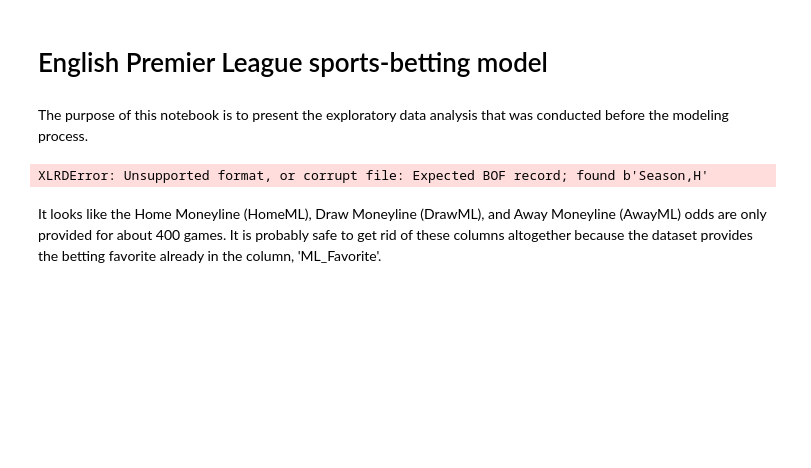
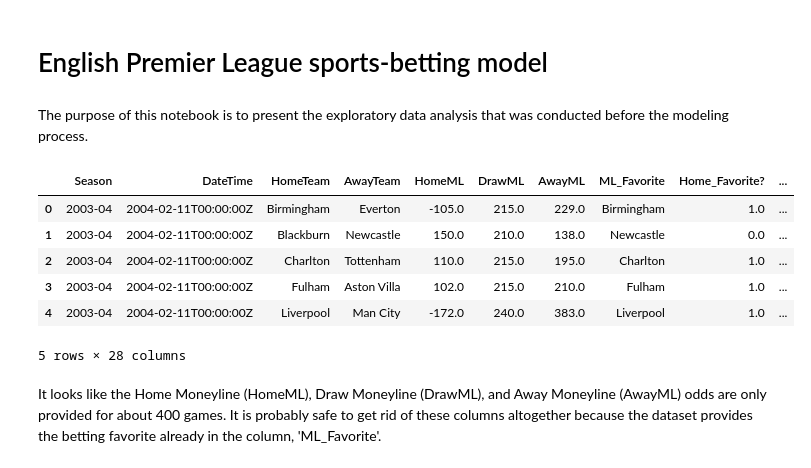
Before and after one commit to IB-7/PL_live-betting, a Jupyter notebook: notebooks/capstone_EDA.ipynb, the cells around one changed output. Saved outputs shown, nothing was run; the diff lists cells and outputs as text; code cells hidden in the pictures; blank space fills up the shorter version.

```diff
--- a/notebooks/capstone_EDA.ipynb
+++ b/notebooks/capstone_EDA.ipynb
@@ -10,10 +10,16 @@ import seaborn as sns
 import matplotlib.pyplot as plt
 # %%
 # reading in the data
-df = pd.read_excel('/Users/schoollaptop/Documents/FLATIRON2021/CAPSTONE/phase5_capstone/pl_results_cleaned.csv')
+df = pd.read_excel('/Users/schoollaptop/Documents/FLATIRON2021/CAPSTONE/results.xlsm')
 df.head()
 # %% [output]
+|  | Season | DateTime | HomeTeam | AwayTeam | HomeML | DrawML | AwayML | ML_Favorite | Home_Favorite? | ... |
+| 0 | 2003-04 | 2004-02-11T00:00:00Z | Birmingham | Everton | -105.0 | 215.0 | 229.0 | Birmingham | 1.0 | ... |
+| 1 | 2003-04 | 2004-02-11T00:00:00Z | Blackburn | Newcastle | 150.0 | 210.0 | 138.0 | Newcastle | 0.0 | ... |
+| 2 | 2003-04 | 2004-02-11T00:00:00Z | Charlton | Tottenham | 110.0 | 215.0 | 195.0 | Charlton | 1.0 | ... |
+| 3 | 2003-04 | 2004-02-11T00:00:00Z | Fulham | Aston Villa | 102.0 | 215.0 | 210.0 | Fulham | 1.0 | ... |
+| 4 | 2003-04 | 2004-02-11T00:00:00Z | Liverpool | Man City | -172.0 | 240.0 | 383.0 | Liverpool | 1.0 | ... |
-XLRDError: Unsupported format, or corrupt file: Expected BOF record; found b'Season,H'
+5 rows × 28 columns
 # %% [markdown]
 It looks like the Home Moneyline (HomeML), Draw Moneyline (DrawML), and Away Moneyline (AwayML) odds are only provided for about 400 games. It is probably safe to get rid of these columns altogether because the dataset provides the betting favorite already in the column, 'ML_Favorite'.
 # %%
```
